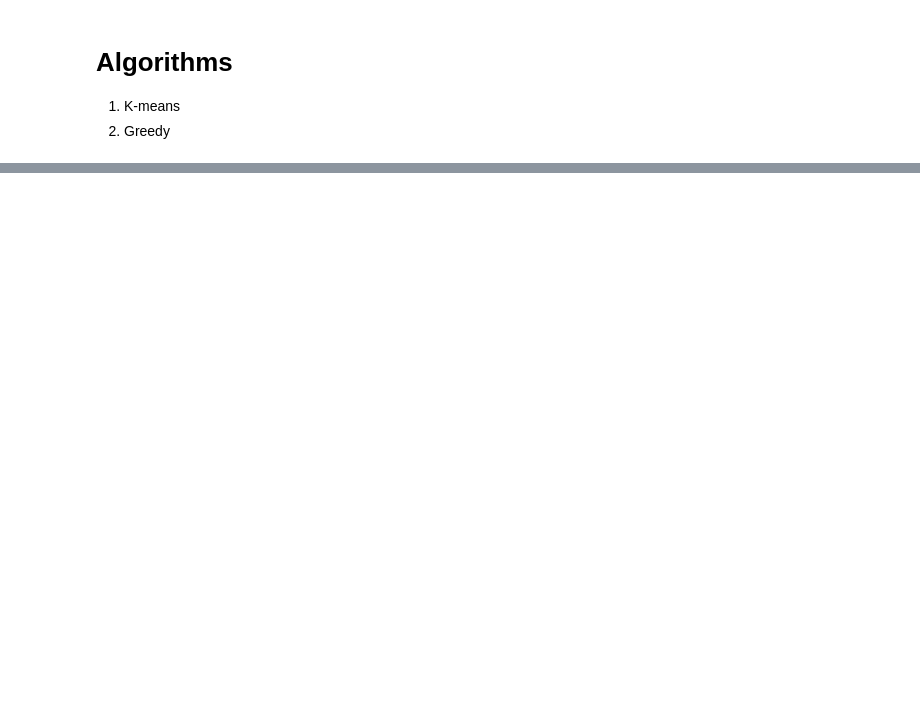
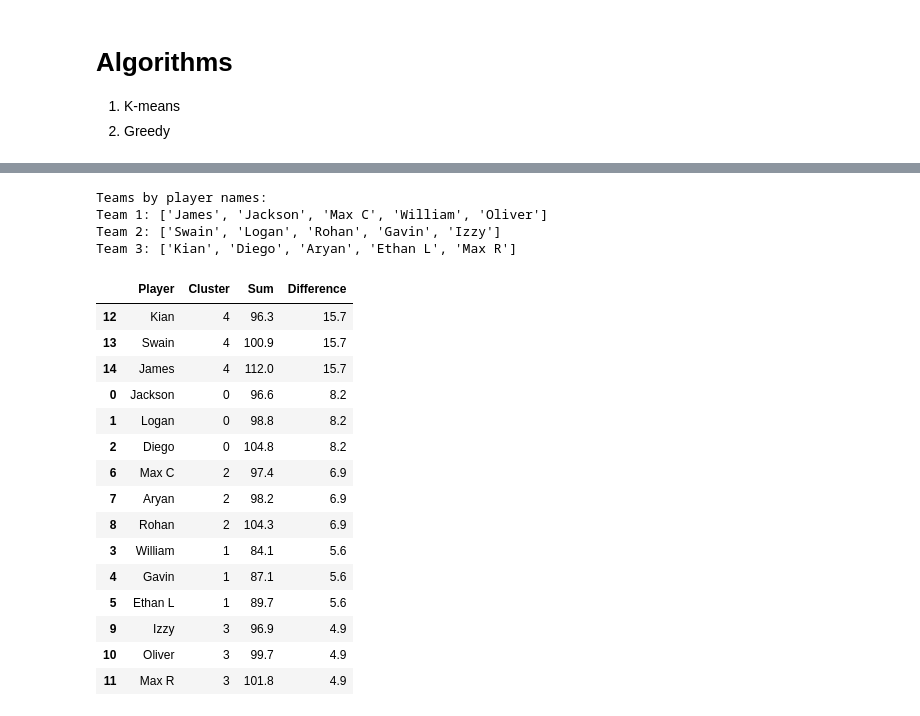
Before and after one commit to olivcho/Optimal-Basketball-Teams, a Jupyter notebook: sorting.ipynb, the cells around one changed output, grey strips where cells are left out. Saved outputs shown, nothing was run; the diff lists cells and outputs as text; code cells hidden in the pictures; blank space fills up the shorter version.

```diff
--- a/sorting.ipynb
+++ b/sorting.ipynb
@@ -142,0 +117,21 @@ Team 3:
+# %%
+# Create DataFrame with players and clusters
+cluster_df = pd.DataFrame({
+    'Player': player_vectors.index,
+    'Cluster': cluster_labels
+})
+
+# Add sum column
+cluster_df['Sum'] = 0  # Initialize sum column
+players = df['Player'].unique()
+for player in players:
+    player_data = df[df['Player'] == player]
+    skill_sum = player_data['Value'].sum()
+    cluster_df.loc[cluster_df['Player'] == player, 'Sum'] = skill_sum
+
+# Sort by cluster and sum
+cluster_df = cluster_df.sort_values(['Cluster', 'Sum'])
+
+cluster_df.reset_index(inplace=True, drop=True)
+
+cluster_df
@@ -142,0 +215,45 @@ Team 3:
+# %%
+# Convert team sums back to player names
+named_teams = [[], [], []]
+
+for cluster in clusters:
+    cluster_players = cluster_df[cluster_df['Cluster'] == cluster].sort_values('Sum')
+
+    # Find which team got which skill level from this cluster
+    for team_idx, team in enumerate(teams):
+        player_sum = [sum for sum in team if sum in cluster_players['Sum'].values][0]
+        player = cluster_players[cluster_players['Sum'] == player_sum]['Player'].values[0]
+        named_teams[team_idx].append(player)
+
+print("\nTeams by player names:")
+for i, team in enumerate(named_teams):
+    print(f"Team {i+1}: {team}")
+# %% [output]
+Teams by player names:
+Team 1: ['James', 'Jackson', 'Max C', 'William', 'Oliver']
+Team 2: ['Swain', 'Logan', 'Rohan', 'Gavin', 'Izzy']
+Team 3: ['Kian', 'Diego', 'Aryan', 'Ethan L', 'Max R']
+# %%
+# Strategy 2
+
+# Explore the entire combination space and find the optimal team
+# Total 6^4 (1296) combinations
+
+cluster_df
+# %% [output]
+|  | Player | Cluster | Sum | Difference |
+| 12 | Kian | 4 | 96.3 | 15.7 |
+| 13 | Swain | 4 | 100.9 | 15.7 |
+| 14 | James | 4 | 112.0 | 15.7 |
+| 0 | Jackson | 0 | 96.6 | 8.2 |
+| 1 | Logan | 0 | 98.8 | 8.2 |
+| 2 | Diego | 0 | 104.8 | 8.2 |
+| 6 | Max C | 2 | 97.4 | 6.9 |
+| 7 | Aryan | 2 | 98.2 | 6.9 |
+| 8 | Rohan | 2 | 104.3 | 6.9 |
+| 3 | William | 1 | 84.1 | 5.6 |
+| 4 | Gavin | 1 | 87.1 | 5.6 |
+| 5 | Ethan L | 1 | 89.7 | 5.6 |
+| 9 | Izzy | 3 | 96.9 | 4.9 |
+| 10 | Oliver | 3 | 99.7 | 4.9 |
+| 11 | Max R | 3 | 101.8 | 4.9 |
```
Also changed, not shown: parts of 8 cells of this notebook, 4 other files.
